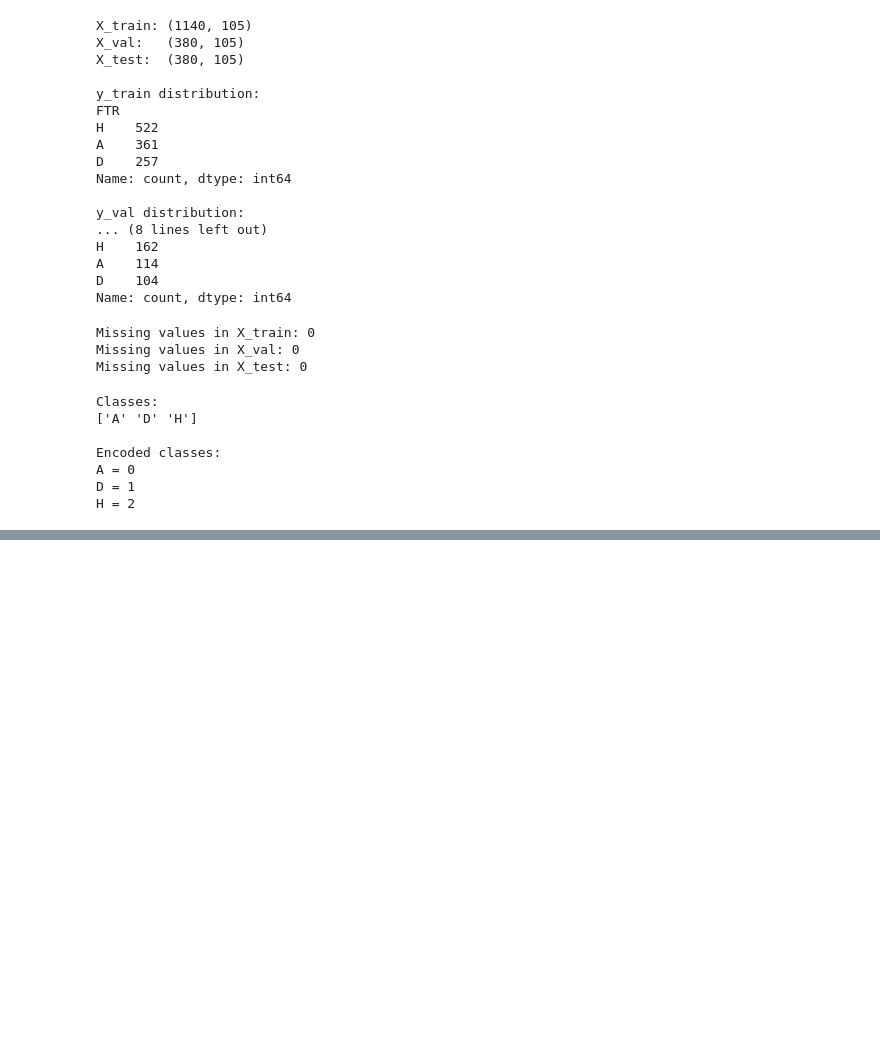
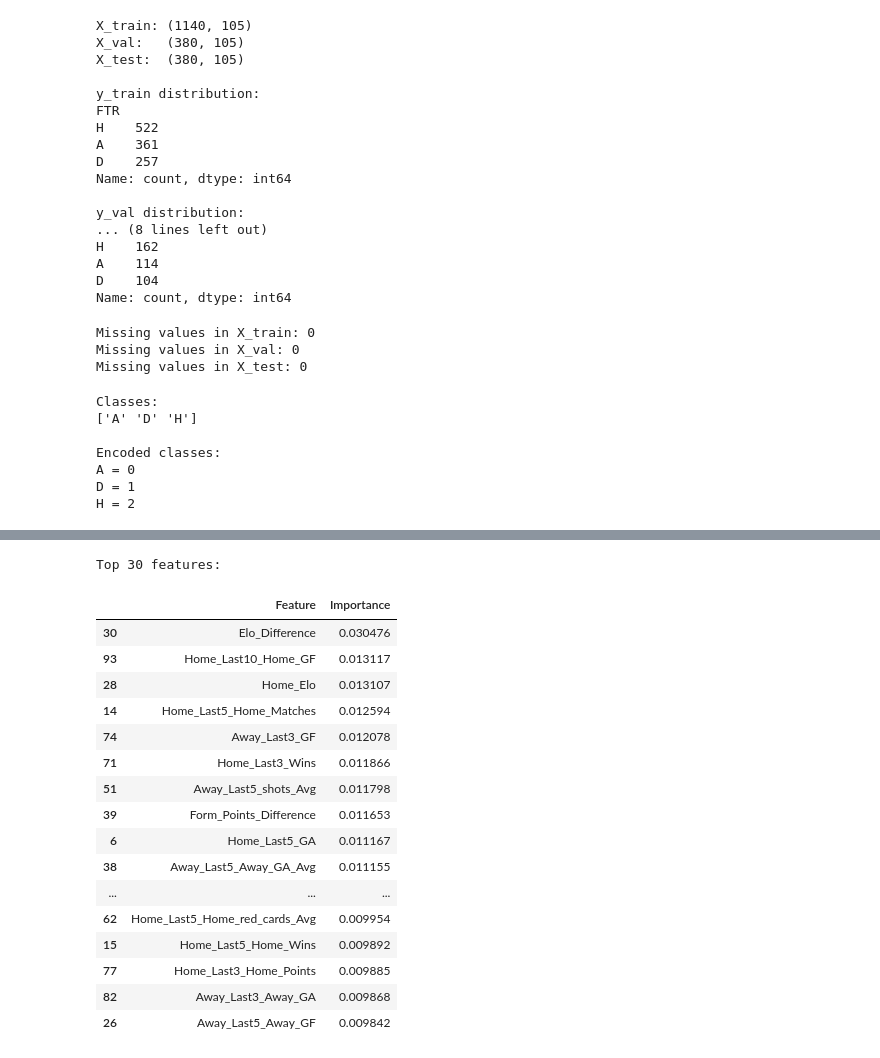
Before and after one commit to C026-01-0774-2023-NewtonOlando/football, a Jupyter notebook: premier_league.ipynb, the cells around one changed output, grey strips where cells are left out. Drawn from its saved outputs; the diff is of its cells as text; code cells hidden in the pictures; blank space fills up the shorter version.

```diff
--- a/premier_league.ipynb
+++ b/premier_league.ipynb
@@ -2031,0 +2257,39 @@ H = 2
+# %%
+# ============================================
+# STEP 41: XGBOOST FEATURE IMPORTANCE
+# ============================================
+
+importance_df = pd.DataFrame({
+    'Feature': X_train.columns,
+    'Importance': ftr_model.feature_importances_
+})
+
+importance_df = importance_df.sort_values(
+    'Importance',
+    ascending=False
+)
+
+print("Top 30 features:")
+
+display(
+    importance_df.head(30)
+)
+# %% [output]
+Top 30 features:
+|  | Feature | Importance |
+| 30 | Elo_Difference | 0.030476 |
+| 93 | Home_Last10_Home_GF | 0.013117 |
+| 28 | Home_Elo | 0.013107 |
+| 14 | Home_Last5_Home_Matches | 0.012594 |
+| 74 | Away_Last3_GF | 0.012078 |
+| 71 | Home_Last3_Wins | 0.011866 |
+| 51 | Away_Last5_shots_Avg | 0.011798 |
+| 39 | Form_Points_Difference | 0.011653 |
+| 6 | Home_Last5_GA | 0.011167 |
+| 38 | Away_Last5_Away_GA_Avg | 0.011155 |
+| ... | ... | ... |
+| 62 | Home_Last5_Home_red_cards_Avg | 0.009954 |
+| 15 | Home_Last5_Home_Wins | 0.009892 |
+| 77 | Home_Last3_Home_Points | 0.009885 |
+| 82 | Away_Last3_Away_GA | 0.009868 |
+| 26 | Away_Last5_Away_GF | 0.009842 |
```
Also changed, not shown: parts of 32 cells of this notebook.
